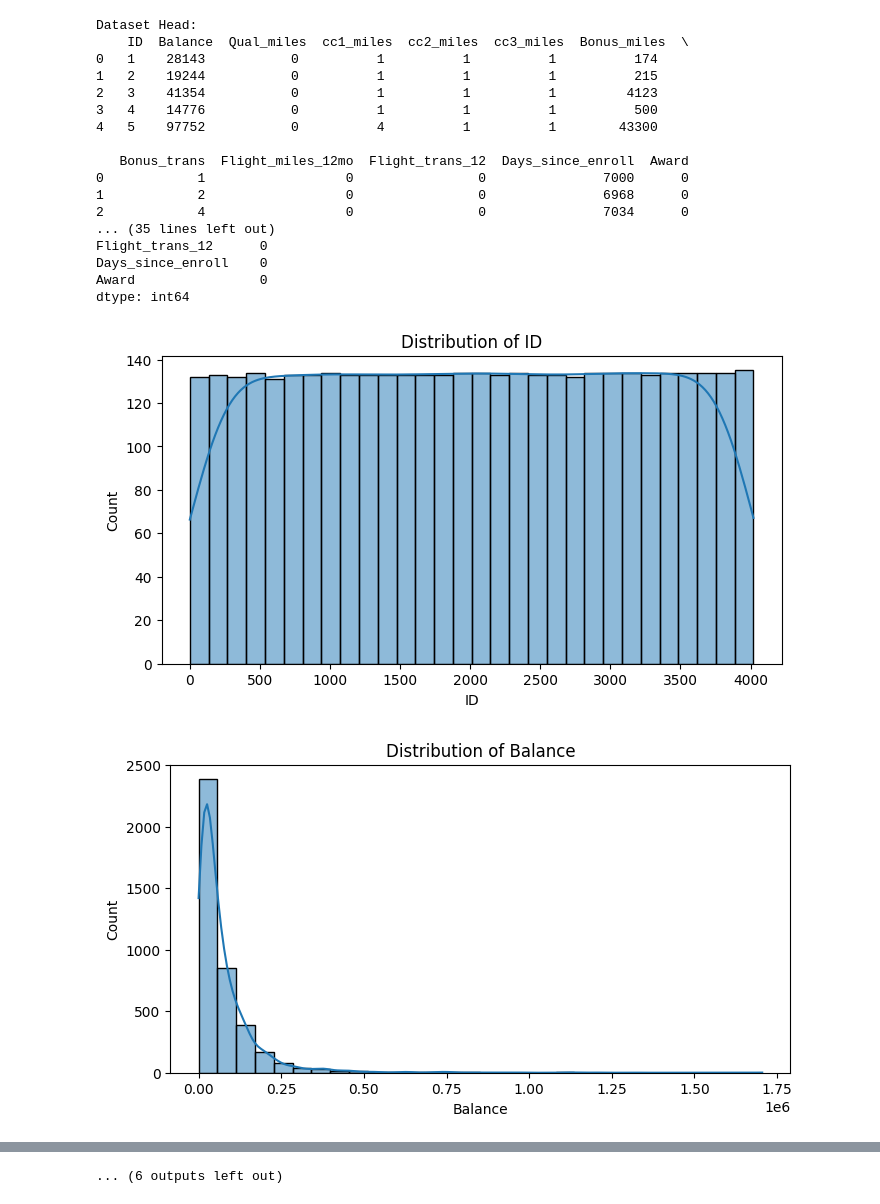
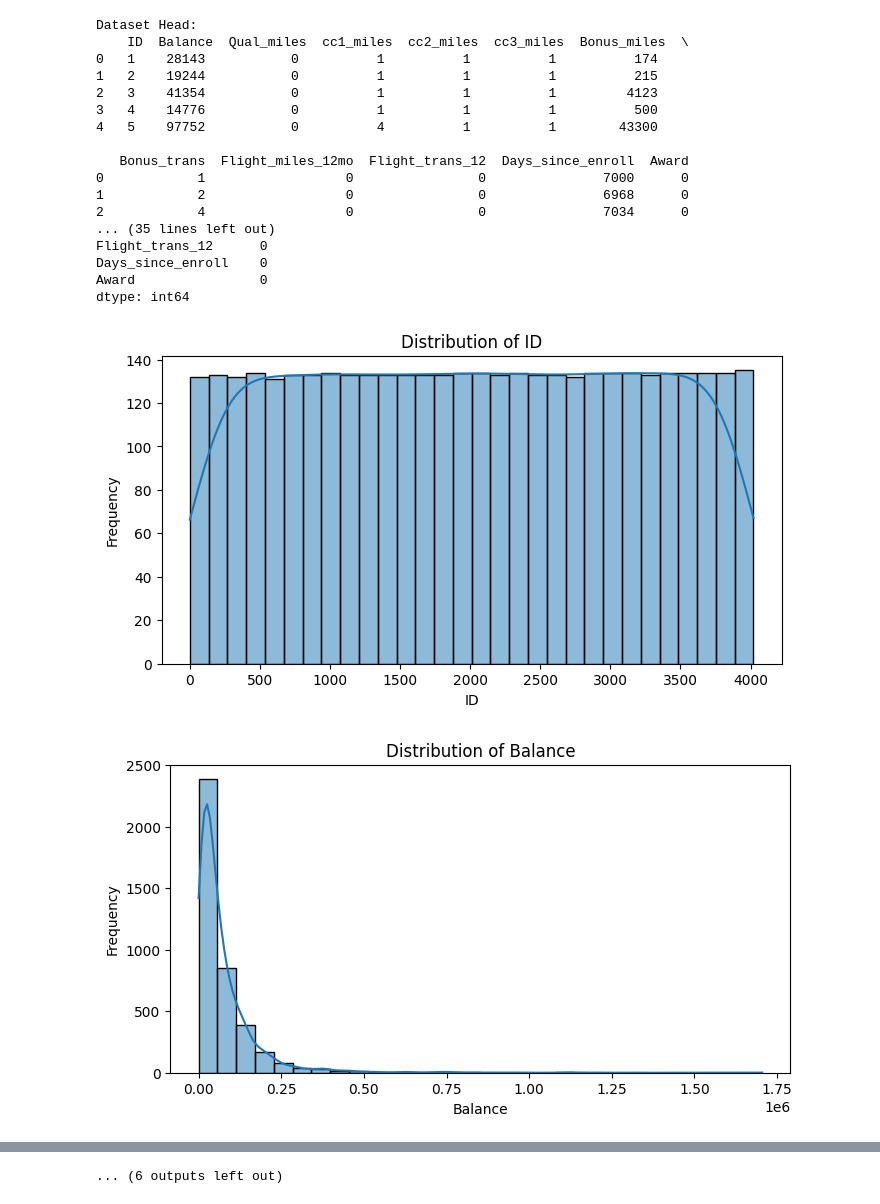
Before and after one commit to rishisg/ChatGPT, a Jupyter notebook: Assignment_K_Means_Clustering_Customer_EastWestAirlines.ipynb, the cells around one changed output, grey strips where cells are left out. Cells and saved outputs as stored; diff of their text form; code cells hidden in the pictures.

```diff
--- a/Assignment_K_Means_Clustering_Customer_EastWestAirlines.ipynb
+++ b/Assignment_K_Means_Clustering_Customer_EastWestAirlines.ipynb
@@ -11,50 +11,74 @@ from sklearn.cluster import KMeans
 from sklearn.metrics import silhouette_score
 
 # Load the dataset
+# The dataset contains information on airline customers. Update the file path to point to the dataset location.
 file_path = "/content/EastWestAirlines.csv"  # Update with the correct file path
 data = pd.read_csv(file_path)
 
-# Display dataset structure and info
+# Display the first 5 rows of the dataset to understand its structure and content.
 print("Dataset Head:\n", data.head())
+
+# Display detailed information about the dataset, including column names, data types, and null values.
+# This helps in identifying missing data and understanding data types for preprocessing.
 print("\nDataset Info:\n")
 data.info()
 
 # Handle missing values (if any)
+# Use the isnull() method to identify missing values and drop rows with null values to ensure clean data.
 print("\nMissing Values:\n", data.isnull().sum())
 data = data.dropna()
 
 # Step 2: Data Exploration
-# Visualize distributions of numerical features
+# Explore the dataset to understand patterns, distributions, and relationships among the features.
+
+# Identify numeric columns to focus on for clustering and visualization.
+# Selects columns with numeric data types for analysis.
 numeric_columns = data.select_dtypes(include=[np.number]).columns
 
+# Visualize the distribution of each numeric column to understand the data's spread, central tendency, and outliers.
 for col in numeric_columns:
     plt.figure(figsize=(8, 4))
     sns.histplot(data[col], kde=True, bins=30)
     plt.title(f"Distribution of {col}")
+    plt.xlabel(col)
+    plt.ylabel("Frequency")
     plt.show()
 
 # Correlation heatmap
+# Displays the pairwise correlation of numeric features using a heatmap.
+# This helps identify which features are strongly related (positively or negatively) and might influence clustering.
 plt.figure(figsize=(12, 8))
 sns.heatmap(data[numeric_columns].corr(), annot=True, cmap="coolwarm")
 plt.title("Correlation Heatmap")
 plt.show()
 
 # Step 3: Preprocessing and Parameter Selection
-# Standardize features
+# K-Means clustering is sensitive to feature scales, so we standardize the data to bring all features to the same scale.
+
+# StandardScaler standardizes features by removing the mean and scaling to unit variance.
+# This ensures that features with larger scales do not dominate the clustering process.
 scaler = StandardScaler()
 data_scaled = scaler.fit_transform(data[numeric_columns])
 
 # Step 4: K-Means Clustering
-# Finding the optimal number of clusters (K) using the elbow method
+# Find the optimal number of clusters (K) using the Elbow Method.
+# The Elbow Method plots the sum of squared distances (inertia) for different K values to identify the optimal K.
+
+# Initialize a list to store inertia values for each K.
 inertia = []
-K = range(1, 11)
+K = range(1, 11)  # Test K values from 1 to 10
 
+# Loop through each value of K, fit the K-Means model, and calculate inertia.
 for k in K:
+    # n_clusters: Number of clusters.
+    # init: Initialization method for centroids. 'k-means++' selects initial cluster centers smartly.
+    # random_state: Ensures reproducibility of the results.
     kmeans = KMeans(n_clusters=k, init='k-means++', random_state=42)
     kmeans.fit(data_scaled)
     inertia.append(kmeans.inertia_)
 
 # Plot the elbow curve
+# The "elbow point" (where the curve bends) indicates the optimal number of clusters.
 plt.figure(figsize=(8, 5))
 plt.plot(K, inertia, marker='o')
 plt.title("Elbow Method for Optimal K")
@@ -63,56 +87,67 @@ plt.ylabel("Inertia")
 plt.show()
 
 # Step 5: Choose K based on the elbow point (e.g., K=3)
+# Use the selected number of clusters to fit the final K-Means model.
 optimal_k = 3
 kmeans = KMeans(n_clusters=optimal_k, init='k-means++', random_state=42)
-cluster_labels = kmeans.fit_predict(data_scaled)
+cluster_labels = kmeans.fit_predict(data_scaled)  # Predict cluster labels for each data point.
 
-# Add cluster labels to the original dataset
+# Add the cluster labels as a new column in the original dataset for analysis.
 data['Cluster'] = cluster_labels
 
-# Evaluate using silhouette score
+# Evaluate clustering performance using the silhouette score.
+# Silhouette score measures how similar a data point is to its own cluster compared to other clusters.
+# A score closer to 1 indicates well-separated clusters; closer to 0 indicates overlapping clusters.
 sil_score = silhouette_score(data_scaled, cluster_labels)
 print(f"Silhouette Score for K={optimal_k}: {sil_score:.2f}")
 
 # Step 6: Cluster Analysis
-# Visualize clusters (using PCA for dimensionality reduction)
+# Visualize clusters using PCA (Principal Component Analysis) to reduce dimensions for 2D visualization.
+
 from sklearn.decomposition import PCA
 
+# PCA reduces the dimensionality of the data while retaining most of the variance.
+# n_components=2 reduces the data to 2 dimensions for easy plotting.
 pca = PCA(n_components=2)
 data_pca = pca.fit_transform(data_scaled)
 
+# Scatter plot of clusters in 2D space
+# Points are colored by their cluster labels, and PCA components are used as axes.
 plt.figure(figsize=(10, 6))
 sns.scatterplot(x=data_pca[:, 0], y=data_pca[:, 1], hue=cluster_labels, palette="viridis", s=100)
 plt.title("Cluster Visualization (PCA-reduced Data)")
 plt.xlabel("PCA Component 1")
 plt.ylabel("PCA Component 2")
 plt.legend(title="Cluster")
 plt.show()
 
-# Analyze cluster characteristics
+# Analyze the characteristics of each cluster
+# Group the data by cluster labels and calculate the mean for each numeric feature.
+# This helps identify distinguishing characteristics of each cluster.
 cluster_summary = data.groupby('Cluster').mean()
 print("\nCluster Summary:\n", cluster_summary)
 
-# Save the results
+# Save the clustered data to a CSV file
+# This allows you to use the clustered dataset for further analysis or reporting.
 data.to_csv("Clustered_EastWestAirlines.csv", index=False)
 print("Clustered data saved as 'Clustered_EastWestAirlines.csv'.")
 # %% [output]
 Dataset Head:
     ID  Balance  Qual_miles  cc1_miles  cc2_miles  cc3_miles  Bonus_miles  \
 0   1    28143           0          1          1          1          174
 1   2    19244           0          1          1          1          215
 2   3    41354           0          1          1          1         4123
 3   4    14776           0          1          1          1          500
 4   5    97752           0          4          1          1        43300
 
    Bonus_trans  Flight_miles_12mo  Flight_trans_12  Days_since_enroll  Award
 0            1                  0                0               7000      0
 1            2                  0                0               6968      0
 2            4                  0                0               7034      0
 ... (35 lines left out)
 Flight_trans_12      0
 Days_since_enroll    0
 Award                0
 dtype: int64
-[figure, old version]
+[figure, new version]
-[figure, old version]
+[figure, new version]
```
Also changed, not shown: parts of 1 cell of this notebook.
